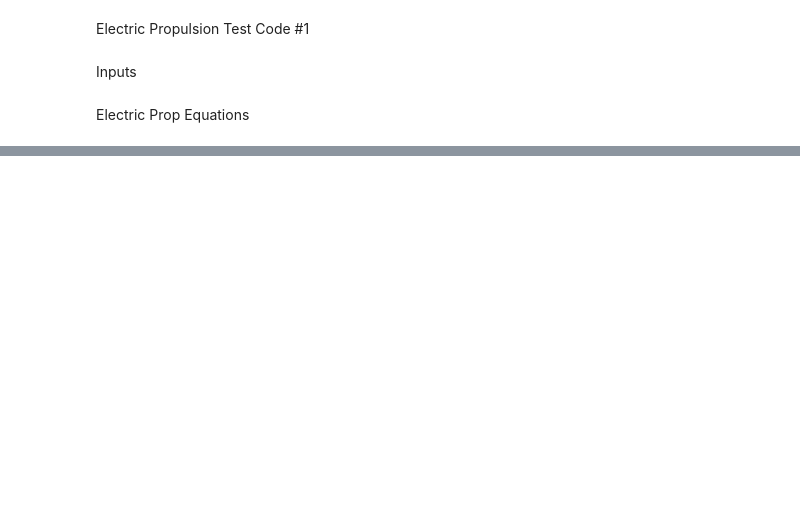
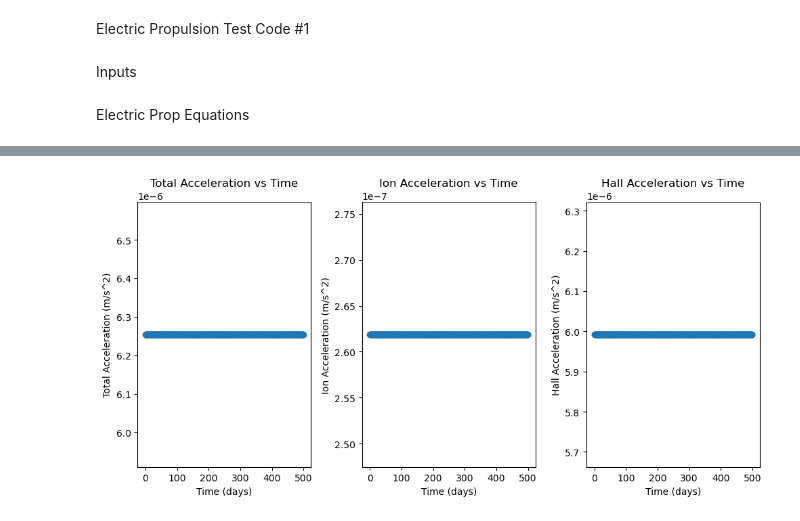
Before and after one commit to Sgail7/Prelim_Rocket_Calc, a Jupyter notebook: electric_prop_test1.ipynb, the cells around one changed output, grey strips where cells are left out. Cells and saved outputs as stored; diff of their text form; code cells hidden in the pictures; blank space fills up the shorter version.

```diff
--- a/electric_prop_test1.ipynb
+++ b/electric_prop_test1.ipynb
@@ -50,0 +79,11 @@ halldot = (2*hallEP)/(hallUe**2)
+# %%
+# total weight of spacecraft
+totalweight = totalweight+(ionweight*ionnumber)+(hallweight*hallnumber)
+
+t = np.full((500, 1), totalweight)
+# Ion total Accceleration
+iontotalaccel = iontotalthrust/t
+# Hall total Acceleration
+halltotalaccel = halltotalthrust/t
+# Total Acceleration
+totalaccel = iontotalaccel+halltotalaccel
@@ -50,0 +128,25 @@ halldot = (2*hallEP)/(hallUe**2)
+# %%
+fig, axs = plt.subplots(1, 3, figsize=(10, 5))
+
+# Total Thrust
+axs[0].scatter(time, totalaccel)
+axs[0].set_xlabel('Time (days)')
+axs[0].set_ylabel('Total Acceleration (m/s^2)')
+axs[0].set_title('Total Acceleration vs Time')
+
+# Ion Thrust
+axs[1].scatter(time, iontotalaccel)
+axs[1].set_xlabel('Time (days)')
+axs[1].set_ylabel('Ion Acceleration (m/s^2)')
+axs[1].set_title('Ion Acceleration vs Time')
+
+# Hall Thrust
+axs[2].scatter(time, halltotalaccel)
+axs[2].set_xlabel('Time (days)')
+axs[2].set_ylabel('Hall Acceleration (m/s^2)')
+axs[2].set_title('Hall Acceleration vs Time')
+
+plt.tight_layout()
+plt.show()
+# %% [output]
+[figure, added]
```
Also changed, not shown: parts of 10 cells of this notebook.
